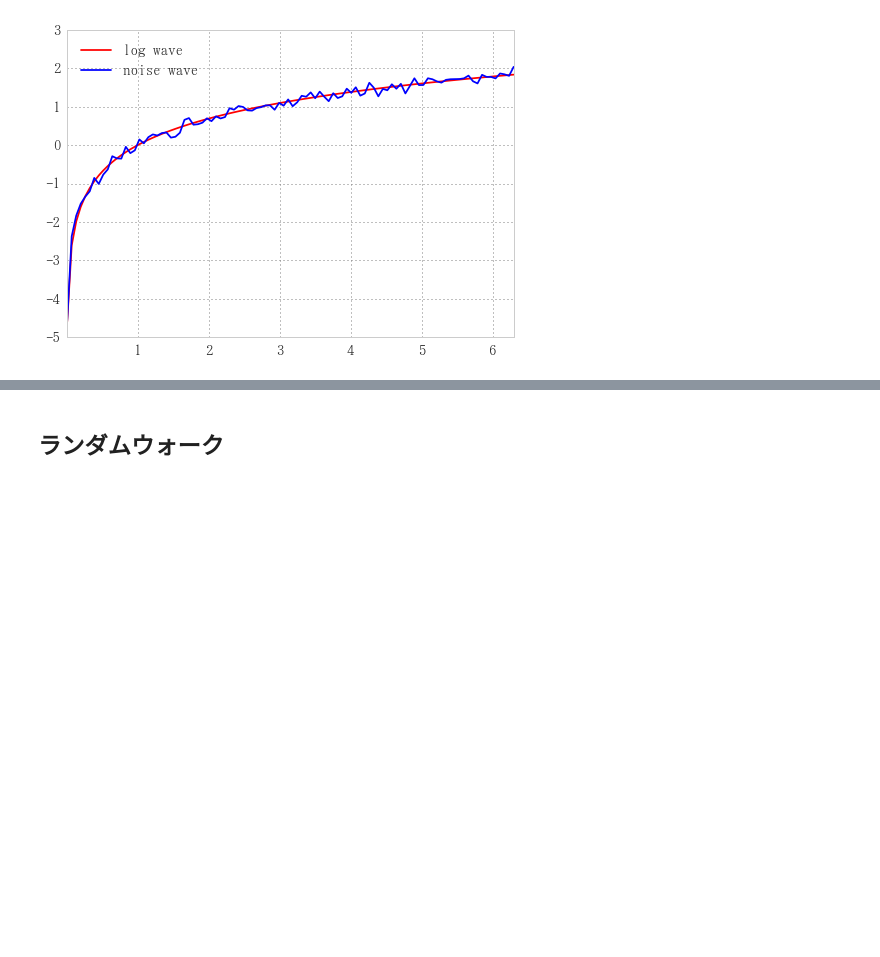
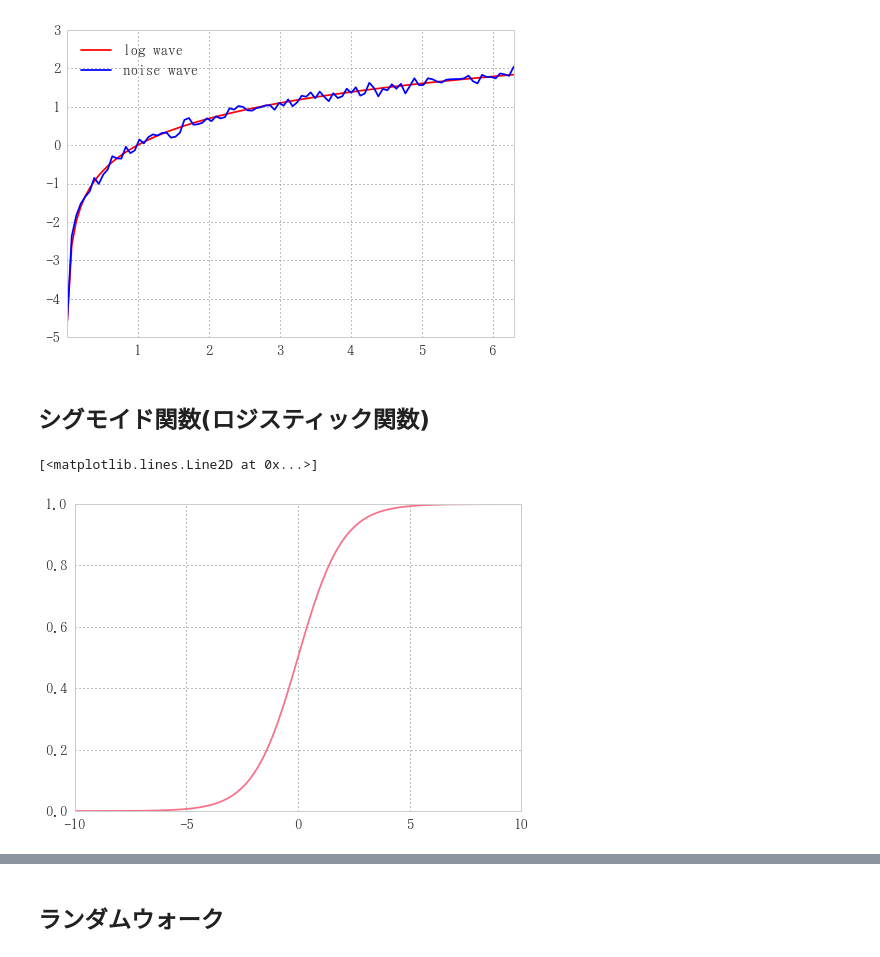
Before and after one commit to u1and0/MakeSampleData, a Jupyter notebook: README.ipynb, the cells around one changed output, grey strips where cells are left out. Cells and saved outputs as stored; diff of their text form; code cells hidden in the pictures; blank space fills up the shorter version.

```diff
--- a/README.ipynb
+++ b/README.ipynb
@@ -113,3 +134,5 @@ df.plot(color=('r', 'b'))
 # %% [output]
 <matplotlib.axes._subplots.AxesSubplot at 0x...>
 [figure]
+# %% [markdown]
+## シグモイド関数(ロジスティック関数)
@@ -115,0 +141,10 @@ df.plot(color=('r', 'b'))
+# %%
+n = 100
+m = 10
+x = np.linspace(-m, m, n)
+# %%
+sig = expit(x)
+plt.plot(x, sig)
+# %% [output]
+[<matplotlib.lines.Line2D at 0x...>]
+[figure, added]
```
Also changed, not shown: parts of 13 cells of this notebook, 23 other files.
